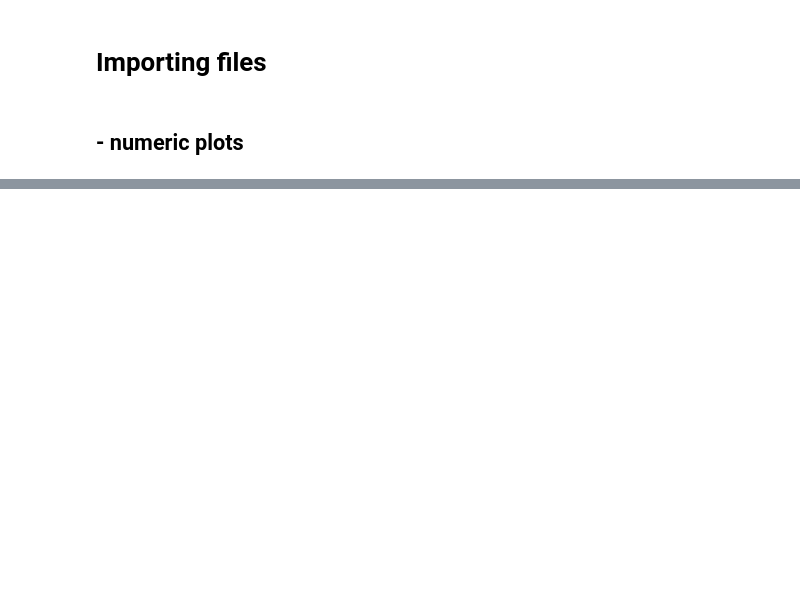
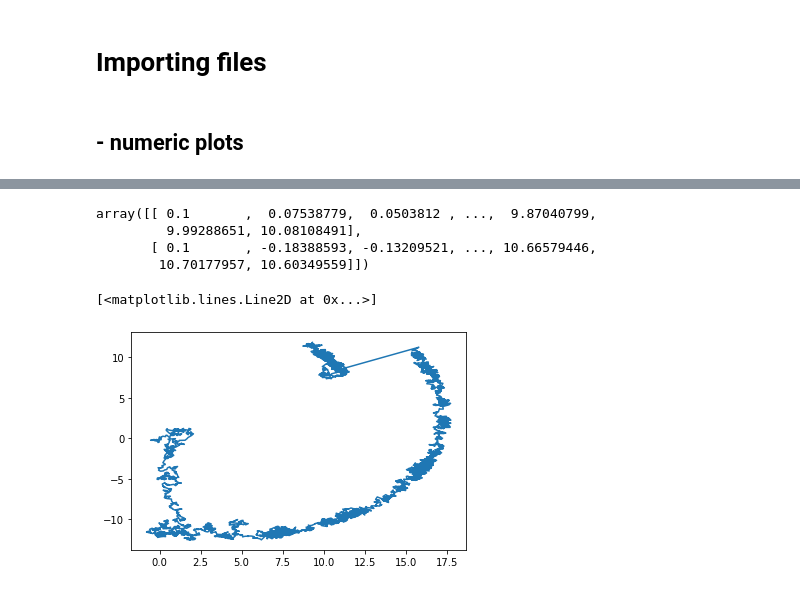
Before and after one commit to zwei21/matlab2py, a Jupyter notebook: plaground.ipynb, the cells around one changed output, grey strips where cells are left out. Cells and saved outputs as stored; diff of their text form; code cells hidden in the pictures; blank space fills up the shorter version.

Commit message:
traj generating done, use pickle to save

```diff
--- a/plaground.ipynb
+++ b/plaground.ipynb
@@ -885,0 +732,2 @@ generate_potential_2d_spirals_numeric(IN_n_states=[100,100],IN_number_of_branche
+# %%
+_,_,_,spiral_potential_symbolic = generate_potential_2d_spirals_symbolic(IN_n_states=[100,100],IN_number_of_branches=2,flag_visualize=False)
@@ -885,0 +738,2 @@ generate_potential_2d_spirals_numeric(IN_n_states=[100,100],IN_number_of_branche
+# %%
+traj, dx, dy = generate_trajectory_Langevin_from_symbolic_2D(spiral_potential_symbolic,position_initial=[0.1,0.1], friction=10,simul_lagtime=0.25,n_steps=5000)
@@ -885,0 +756,13 @@ generate_potential_2d_spirals_numeric(IN_n_states=[100,100],IN_number_of_branche
+# %%
+traj
+# %% [output]
+array([[ 0.1       ,  0.07538779,  0.0503812 , ...,  9.87040799,
+         9.99288651, 10.08108491],
+       [ 0.1       , -0.18388593, -0.13209521, ..., 10.66579446,
+        10.70177957, 10.60349559]])
+# %%
+import matplotlib.pyplot as plt
+plt.plot(traj[0], traj[1])
+# %% [output]
+[<matplotlib.lines.Line2D at 0x...>]
+[figure, added]
```
Also changed, not shown: parts of 52 cells of this notebook, 7 other files.
